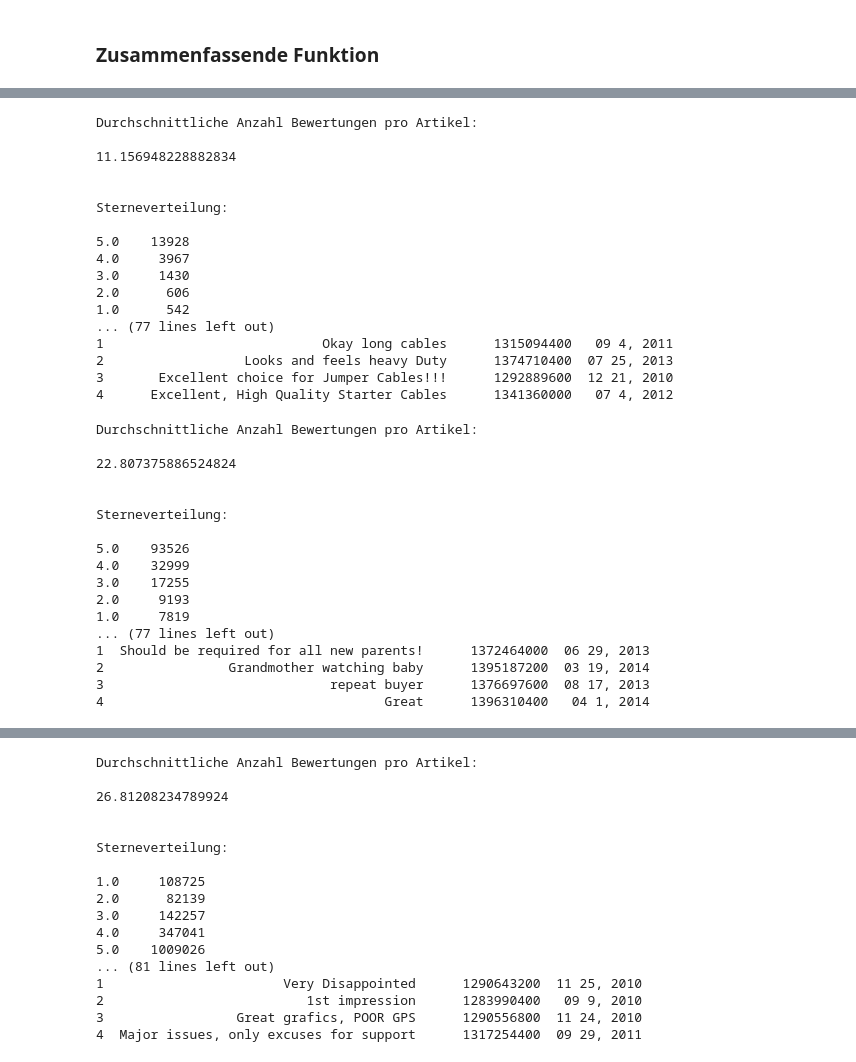
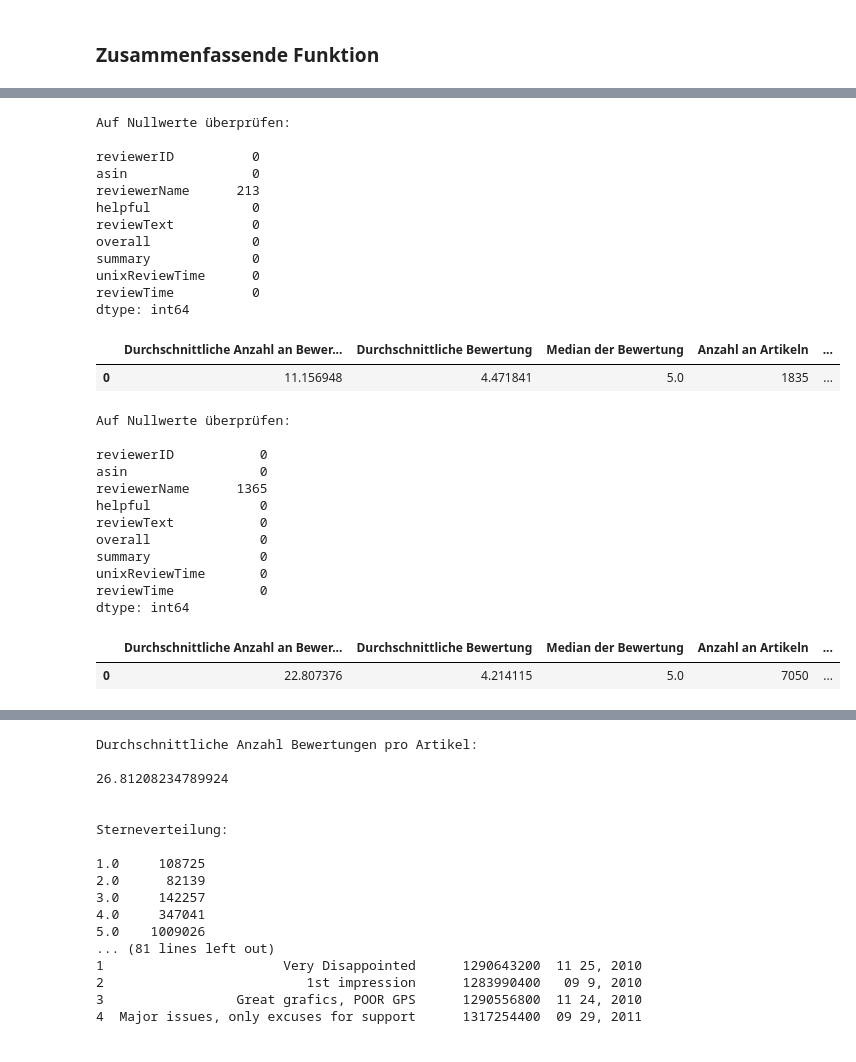
Before and after one commit to VDegraf/PS_AIS_WS18, a Jupyter notebook: Data_Understanding/data_understanding_rumprobieren_1.ipynb, the cells around one changed output, grey strips where cells are left out. Drawn from its saved outputs; the diff is of its cells as text; code cells hidden in the pictures.

```diff
--- a/Data_Understanding/data_understanding_rumprobieren_1.ipynb
+++ b/Data_Understanding/data_understanding_rumprobieren_1.ipynb
@@ -42,6 +42,6 @@ df=getDF('../Data_raw/reviews_Musical_Instruments_5.json.gz')
 df["overall"].value_counts().sort_index()
 df["overall"].value_counts().index.tolist()
 df["overall"].value_counts().to_frame()
-k=df["overall"].value_counts().values.tolist()
+k=df["overall"].value_counts(normalize=True).values.tolist()
 print(k[0])
 # %% [output]
@@ -249,41 +198,35 @@ dtype: int64
 # %%
-data_understanding_1('../Data_raw/reviews_Automotive_5.json.gz')
+data_understanding_1('../Data_raw/reviews_Automotive_5.json.gz',"Auto")
 # %% [output]
-Durchschnittliche Anzahl Bewertungen pro Artikel:
+Auf Nullwerte überprüfen:
 
-11.156948228882834
-
-
-Sterneverteilung:
-
-5.0    13928
-4.0     3967
-3.0     1430
-2.0      606
-1.0      542
-... (77 lines left out)
-1                            Okay long cables      1315094400   09 4, 2011
-2                  Looks and feels heavy Duty      1374710400  07 25, 2013
-3       Excellent choice for Jumper Cables!!!      1292889600  12 21, 2010
-4      Excellent, High Quality Starter Cables      1341360000   07 4, 2012
+reviewerID          0
+asin                0
+reviewerName      213
+helpful             0
+reviewText          0
+overall             0
+summary             0
+unixReviewTime      0
+reviewTime          0
+dtype: int64
+|  | Durchschnittliche Anzahl an Bewer... | Durchschnittliche Bewertung | Median der Bewertung | Anzahl an Artikeln | ... |
+| 0 | 11.156948 | 4.471841 | 5.0 | 1835 | ... |
 # %%
-data_understanding_1('../Data_raw/reviews_Baby_5.json.gz')
+data_understanding_1('../Data_raw/reviews_Baby_5.json.gz',"Baby")
 # %% [output]
-Durchschnittliche Anzahl Bewertungen pro Artikel:
+Auf Nullwerte überprüfen:
 
-22.807375886524824
-
-
-Sterneverteilung:
-
-5.0    93526
-4.0    32999
-3.0    17255
-2.0     9193
-1.0     7819
-... (77 lines left out)
-1  Should be required for all new parents!      1372464000  06 29, 2013
-2                Grandmother watching baby      1395187200  03 19, 2014
-3                             repeat buyer      1376697600  08 17, 2013
-4                                    Great      1396310400   04 1, 2014
+reviewerID           0
+asin                 0
+reviewerName      1365
+helpful              0
+reviewText           0
+overall              0
+summary              0
+unixReviewTime       0
+reviewTime           0
+dtype: int64
+|  | Durchschnittliche Anzahl an Bewer... | Durchschnittliche Bewertung | Median der Bewertung | Anzahl an Artikeln | ... |
+| 0 | 22.807376 | 4.214115 | 5.0 | 7050 | ... |
 # %%
```
Also changed, not shown: parts of 8 cells of this notebook, 1 other file.
